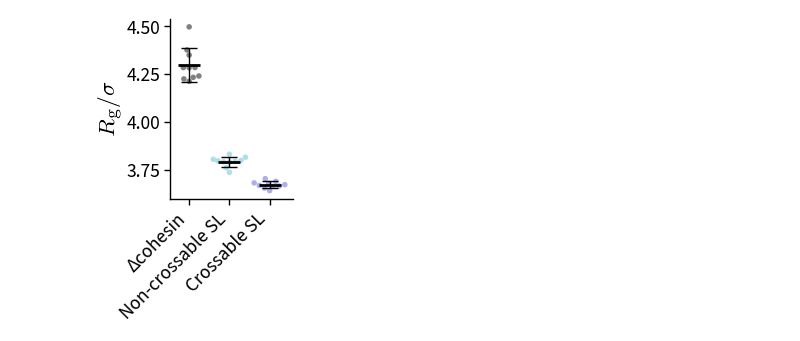
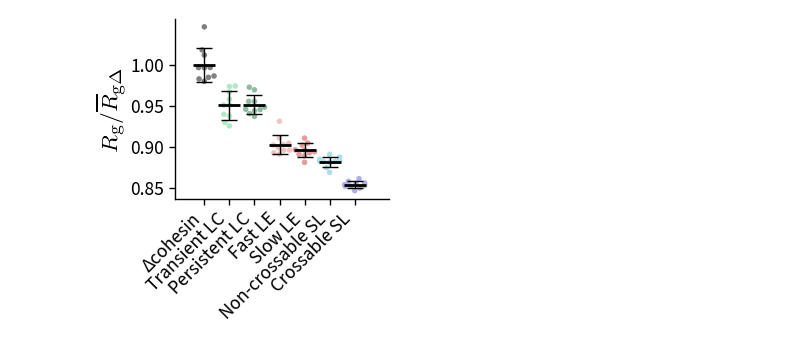
Before and after one commit to snsinfu/cohesin-domain-simulation, a Jupyter notebook: tasks/BPJ-Fig3-msd/analysis.ipynb, the cells around one changed output. Drawn from its saved outputs; the diff is of its cells as text; code cells hidden in the pictures.

Commit message:
tasks/BPJ-Fig3: Update analysis

```diff
--- a/tasks/BPJ-Fig3-msd/analysis.ipynb
+++ b/tasks/BPJ-Fig3-msd/analysis.ipynb
@@ -138,12 +138,12 @@ color_sLE = "#c83737"
 color_pLC = "#217844"
 color_tLC = "#5fd38d"
 
-conditions_name = "static_loops"
-conditions = [
-    ConditionSpec(task_id=task_ids[0], color=color_del, offset=0, label="Δcohesin"),
-    ConditionSpec(task_id=task_ids[1], color=color_ncSL, offset=1, label="Non-crossable SL"),
-    ConditionSpec(task_id=task_ids[2], color=color_crSL, offset=2, label="Crossable SL"),
-]
+#conditions_name = "static_loops"
+#conditions = [
+#    ConditionSpec(task_id=task_ids[0], color=color_del, offset=0, label="Δcohesin"),
+#    ConditionSpec(task_id=task_ids[1], color=color_ncSL, offset=1, label="Non-crossable SL"),
+#    ConditionSpec(task_id=task_ids[2], color=color_crSL, offset=2, label="Crossable SL"),
+#]
 
 #conditions_name = "dynamic_loops"
 #conditions = [
@@ -154,16 +154,16 @@ conditions = [
 #    ConditionSpec(task_id=task_ids[11], color=color_sLE, offset=4, label="Slow LE"),
 #]
 
-#conditions_name = "everything"
-#conditions = [
-#    ConditionSpec(task_id=task_ids[0], color=color_del, offset=0, label="Δcohesin"),
-#    ConditionSpec(task_id=task_ids[10], color=color_tLC, offset=1, label="Transient LC"),
-#    ConditionSpec(task_id=task_ids[9], color=color_pLC, offset=2, label="Persistent LC"),
-#    ConditionSpec(task_id=task_ids[12], color=color_fLE, offset=3, label="Fast LE"),
-#    ConditionSpec(task_id=task_ids[11], color=color_sLE, offset=4, label="Slow LE"),
-#    ConditionSpec(task_id=task_ids[1], color=color_ncSL, offset=5, label="Non-crossable SL"),
-#    ConditionSpec(task_id=task_ids[2], color=color_crSL, offset=6, label="Crossable SL"),
-#]
+conditions_name = "everything"
+conditions = [
+    ConditionSpec(task_id=task_ids[0], color=color_del, offset=0, label="Δcohesin"),
+    ConditionSpec(task_id=task_ids[10], color=color_tLC, offset=1, label="Transient LC"),
+    ConditionSpec(task_id=task_ids[9], color=color_pLC, offset=2, label="Persistent LC"),
+    ConditionSpec(task_id=task_ids[12], color=color_fLE, offset=3, label="Fast LE"),
+    ConditionSpec(task_id=task_ids[11], color=color_sLE, offset=4, label="Slow LE"),
+    ConditionSpec(task_id=task_ids[1], color=color_ncSL, offset=5, label="Non-crossable SL"),
+    ConditionSpec(task_id=task_ids[2], color=color_crSL, offset=6, label="Crossable SL"),
+]
 # %%
 fig, ax = plt.subplots(figsize=(1.9, 1.4))
 
@@ -463,11 +545,14 @@ pass
 # %%
 fig_width = 0.7 + len(conditions) * 0.12
 fig_height = 1.6
+reference_condition = conditions[0]
 
 fig, ax = plt.subplots(figsize=(fig_width, fig_height))
 
 swarm_data = {
-    condition.label: task_data[condition.task_id].rg
+    condition.label:
+        task_data[condition.task_id].rg /
+        task_data[reference_condition.task_id].rg.mean()
     for condition in conditions
 }
 swarm_palette = [faint_color(condition.color) for condition in conditions]
@@ -489,33 +574,34 @@ swarm_stderrs = [
     for condition in conditions
 ]
 
 ax.errorbar(
     np.arange(len(swarm_data)),
     swarm_means,
     swarm_stderrs,
     linestyle="none",
     marker="_",
     markersize=8,
     capsize=3,
     capthick=0.5,
     elinewidth=0.5,
     color="k",
     zorder=2,
 )
 
 for label_text in ax.get_xticklabels():
     label_text.set_rotation(45)
     label_text.set_horizontalalignment("right")
 
 ax.margins(0.15, 0.05)
-# ax.set_yscale("log")
+ax.set_yticks([0.85, 0.90, 0.95, 1])
 
-ax.set_ylabel(r"$ R_\mathrm{g} / \sigma $", usetex=True)
+#ax.set_ylabel(r"$ R_\mathrm{g} / \sigma $", usetex=True)
+ax.set_ylabel(r"$ R_\mathrm{g} / \overline{R}_{\mathrm{g} \Delta} $", usetex=True)
 
 set_axis(ax, "left bottom")
 
 fig.savefig(f"_figs/Rg-{conditions_name}.svg")
 
 pass
 # %% [output]
-[figure, old version]
+[figure, new version]
```
Also changed, not shown: parts of 9 cells of this notebook.
